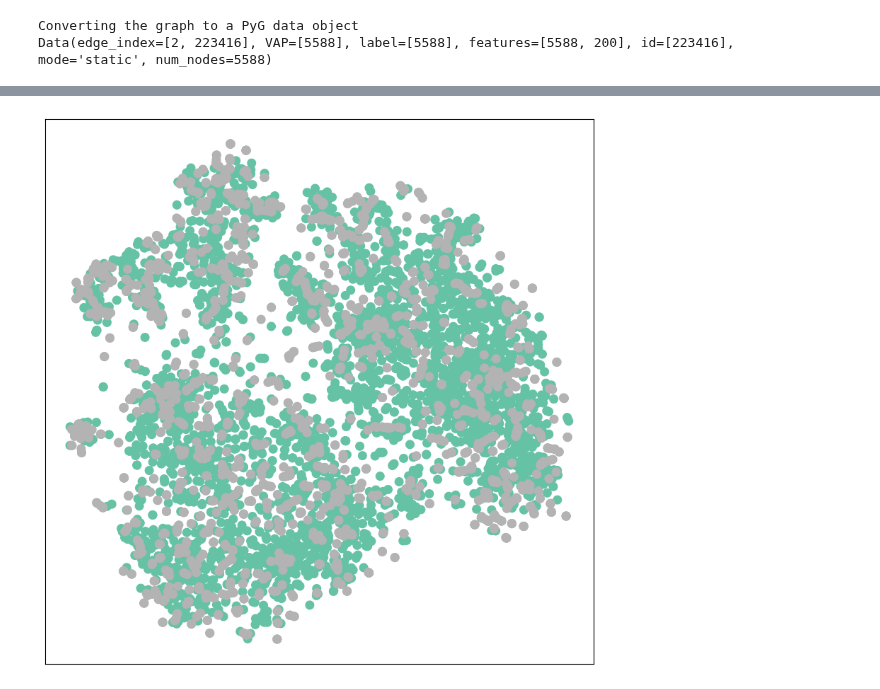
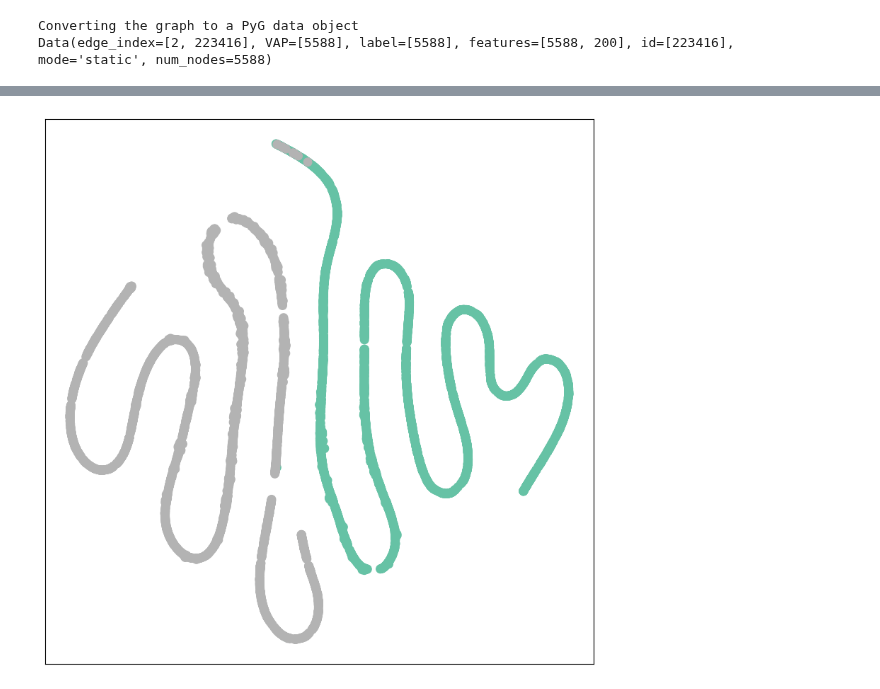
Before and after one commit to OmarAtyqy/VpaGCN, a Jupyter notebook: main.ipynb, the cells around one changed output, grey strips where cells are left out. Saved outputs shown, nothing was run; the diff lists cells and outputs as text; code cells hidden in the pictures.

```diff
--- a/main.ipynb
+++ b/main.ipynb
@@ -1555,3 +1587,6 @@ model = GCN(
     activation_function=best_individual["activation_function"],
     optimizer=best_individual["optimizer"]
 )
+
+# load weights
+model.load_state_dict(torch.load("models/best_model.pt"))
@@ -1612,3 +1612,0 @@ test_mask = test_mask.to(device)
-# %%
-# fit the model
-model.fit(data, train_mask, epochs=2000, stop_acc=0.998)
@@ -1656,18 +1636,11 @@ Recall:  0.995489400090212
 Confusion matrix:
 [figure]
-# %%
-# TSNE
-def visualize(h, color):
-    z = TSNE(n_components=2).fit_transform(h.detach().cpu().numpy())
-
-    plt.figure(figsize=(10,10))
-    plt.xticks([])
-    plt.yticks([])
-
-    plt.scatter(z[:, 0], z[:, 1], s=70, c=color, cmap="Set2")
-    plt.show()
-
-# run the tsne
-visualize(data.features, data.VAP.detach().cpu().numpy())
-# %% [output]
-[figure, removed]
+# %%
+# run the model on the data
+model.eval()
+out = model(data.features, data.edge_index)
+
+# use tsne to visualize the data
+visualize(out, data.VAP)
+# %% [output]
+[figure, added]
```
Also changed, not shown: parts of 7 cells of this notebook.
